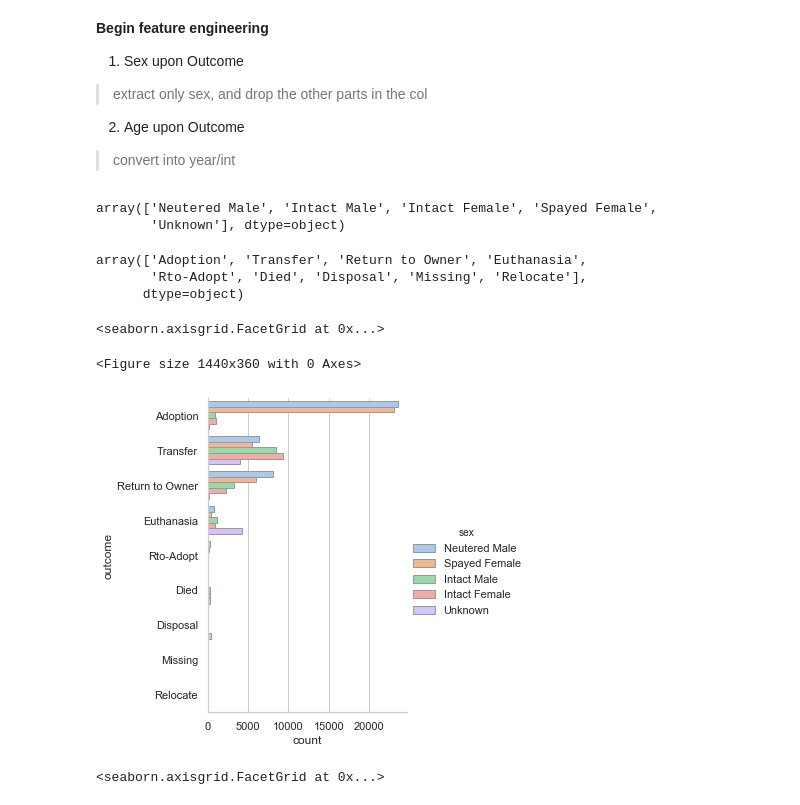
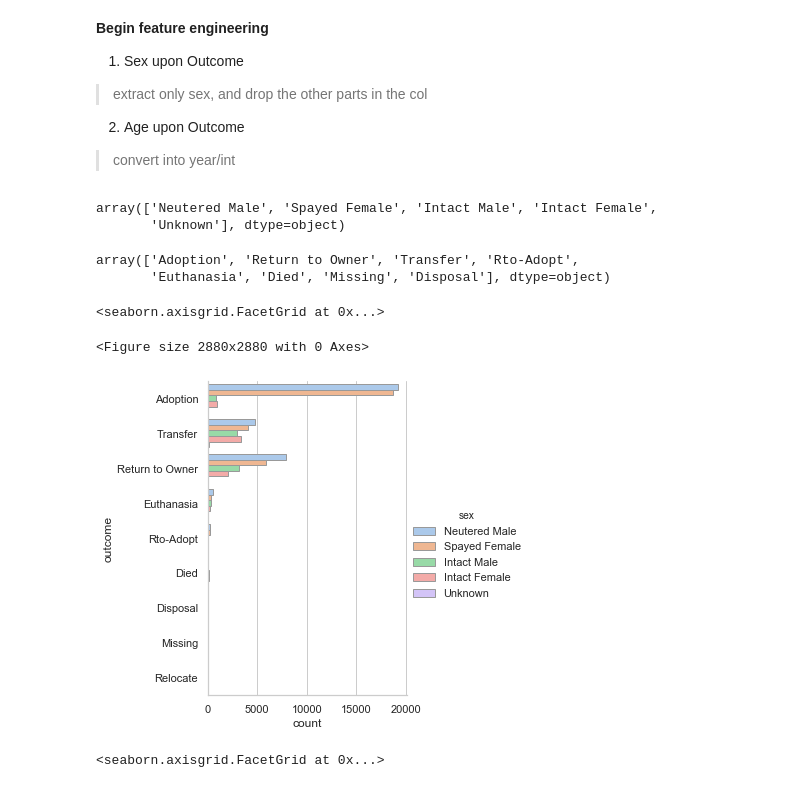
Before and after one commit to Jacqueline-A-Shay/Animal_Shelter, a Jupyter notebook: u.ipynb, the cells around one changed output. Drawn from its saved outputs; the diff is of its cells as text; code cells hidden in the pictures.

Commit message:
explore into has names

```diff
--- a/u.ipynb
+++ b/u.ipynb
@@ -151,10 +132,11 @@ memory usage: 4.2+ MB
 # %%
 # drop unnecessary columns or columns with too many missing value
 
-df.drop(columns = ['Outcome Subtype', 'Name', 'Animal ID', 'MonthYear', 'Date of Birth'], inplace = True)
+df.drop(columns = ['Outcome Subtype', 'Animal ID', 'MonthYear', 'Date of Birth'], inplace = True)
 # %%
 # drop the missing values
-df.dropna(inplace = True)
+# df.dropna(inplace = True)
+df.dropna(subset=['Outcome Type', 'Sex upon Outcome','Age upon Outcome'], inplace = True)
 # %%
 # rename the columns for easier typing
 
@@ -164,4 +146,5 @@ df.rename(columns = ({'DateTime':'date_time',
                       'Sex upon Outcome': 'sex',
                       'Age upon Outcome': 'age_destiny',
                       'Breed': 'breed',
-                      'Color': 'color'}), inplace = True)
+                      'Color': 'color',
+                      'Name': 'name'}), inplace = True)
@@ -179,26 +172,25 @@ df.rename(columns = ({'DateTime':'date_time',
 # reassign as only the sex perspectively to the original col
 df.sex.unique()
 # %% [output]
-array(['Neutered Male', 'Intact Male', 'Intact Female', 'Spayed Female',
+array(['Neutered Male', 'Spayed Female', 'Intact Male', 'Intact Female',
        'Unknown'], dtype=object)
 # %%
 df.outcome.unique()
 # %% [output]
-array(['Adoption', 'Transfer', 'Return to Owner', 'Euthanasia',
-       'Rto-Adopt', 'Died', 'Disposal', 'Missing', 'Relocate'],
-      dtype=object)
+array(['Adoption', 'Return to Owner', 'Transfer', 'Rto-Adopt',
+       'Euthanasia', 'Died', 'Missing', 'Disposal'], dtype=object)
 # %%
 # explore if there's a difference between neutered/ intact
-plt.figure(figsize=(20,5))
+plt.figure(figsize=(40,40))
 sns.catplot(y="outcome", hue="sex", kind="count",
             palette="pastel", edgecolor=".6",
             data=df,
             order = ['Adoption', 'Transfer', 'Return to Owner', 'Euthanasia','Rto-Adopt', 'Died', 'Disposal', 'Missing', 'Relocate'],
             hue_order = ['Neutered Male', 'Spayed Female', 'Intact Male', 'Intact Female','Unknown'])
 # %% [output]
 <seaborn.axisgrid.FacetGrid at 0x...>
-<Figure size 1440x360 with 0 Axes>
+<Figure size 2880x2880 with 0 Axes>
-[figure, old version]
+[figure, new version]
 # %%
 # cat-only: explore if there's a difference between neutered/ spayed & intact
 
```
Also changed, not shown: parts of 37 cells of this notebook.
